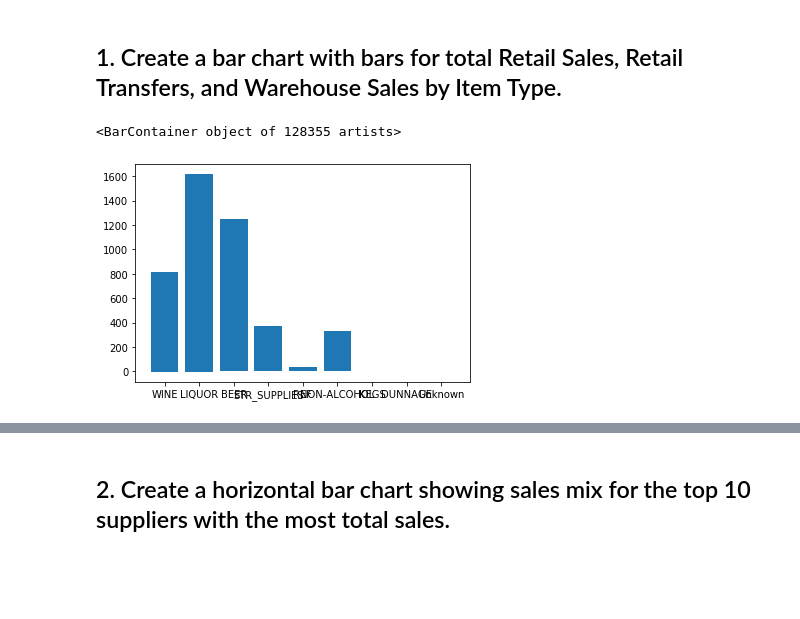
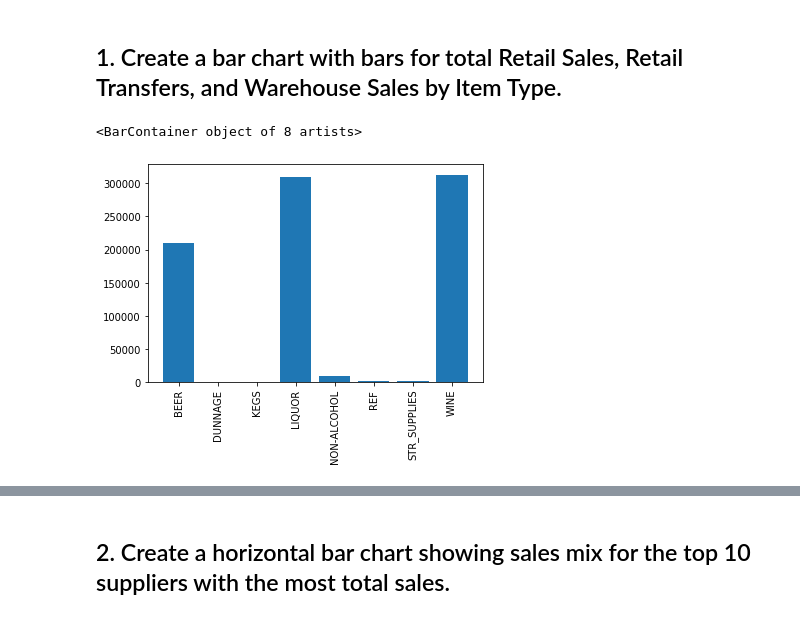
Before and after one commit to ironhack-datalabs/datamex0120, a Jupyter notebook: module-2/lab-plotting-multiple-data-series/your-code/main.ipynb, the cells around one changed output, grey strips where cells are left out. Saved outputs shown, nothing was run; the diff lists cells and outputs as text; code cells hidden in the pictures; blank space fills up the shorter version.

```diff
--- a/module-2/lab-plotting-multiple-data-series/your-code/main.ipynb
+++ b/module-2/lab-plotting-multiple-data-series/your-code/main.ipynb
@@ -29,9 +29,10 @@ data
 # %% [markdown]
 ## 1. Create a bar chart with bars for total Retail Sales, Retail Transfers, and Warehouse Sales by Item Type.
 # %%
-x = data['ItemType'].fillna('Unknown')
-y = data['RetailSales']
-plt.bar(x,y)
+new = data.groupby('ItemType').sum()
+y = new['RetailSales']
+plt.xticks(rotation=90)
+plt.bar(y.index,y.values)
 # %% [output]
-<BarContainer object of 128355 artists>
+<BarContainer object of 8 artists>
-[figure, old version]
+[figure, new version]
```
Also changed, not shown: parts of 8 cells of this notebook.
